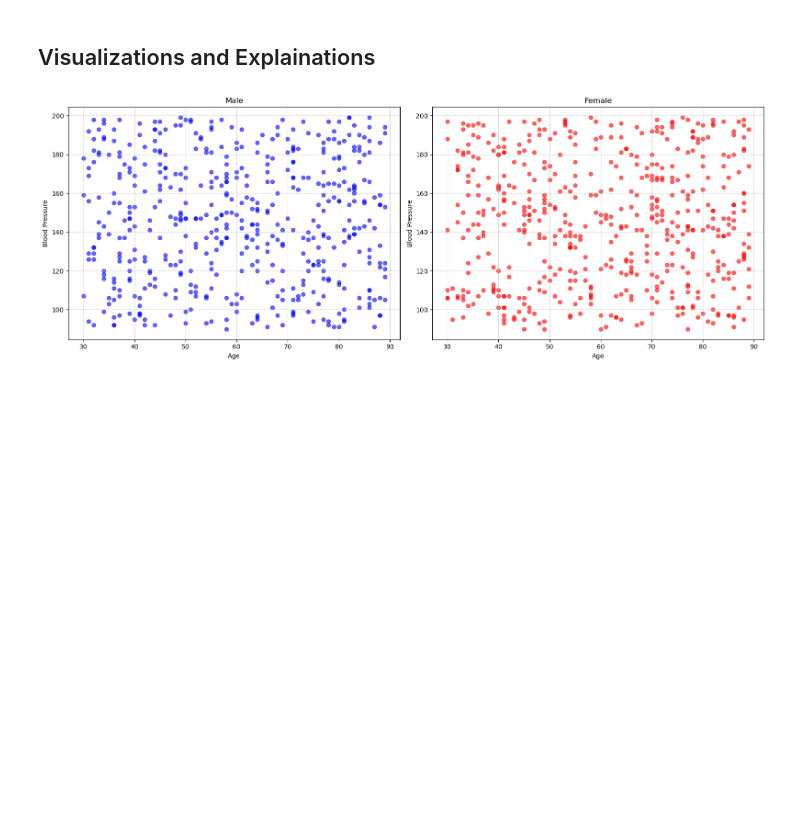
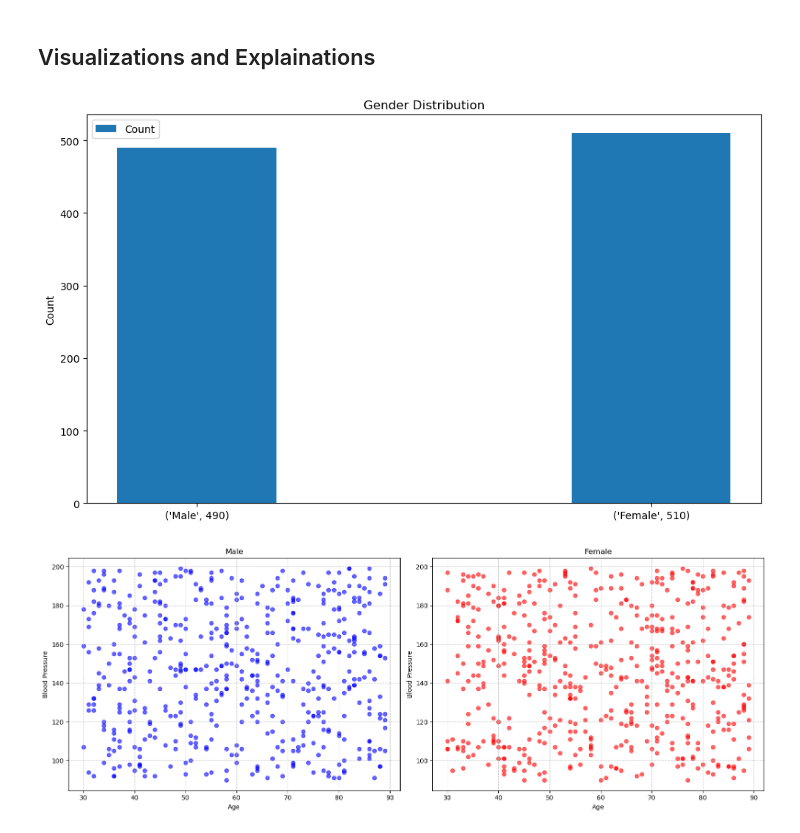
Before and after one commit to dmangames1941/3162-portfolio, a Jupyter notebook: Project 1/Project1.ipynb, the cells around one changed output. Saved outputs shown, nothing was run; the diff lists cells and outputs as text; code cells hidden in the pictures; blank space fills up the shorter version.

```diff
--- a/Project 1/Project1.ipynb
+++ b/Project 1/Project1.ipynb
@@ -55,6 +72,36 @@ dtype: int64
 # %%
 male_data = HA_df[HA_df['Gender'] == 'Male']
 female_data = HA_df[HA_df['Gender'] == 'Female']
+# %%
+male_count = len(male_data)
+female_count = len(female_data)
+
+male_label = 'Male', male_count
+female_label = 'Female', female_count
+
+# Create labels and values for the bar chart
+labels = [male_label, female_label]
+values = [male_count, female_count]
+
+# Set up the bar chart
+x = np.arange(len(labels))
+width = 0.35
+
+fig, ax = plt.subplots(figsize=(10, 6))
+rects = ax.bar(x, values, width, label='Count')
+
+# Customize the chart
+ax.set_ylabel('Count')
+ax.set_title('Gender Distribution')
+ax.set_xticks(x)
+ax.set_xticklabels(labels)
+ax.legend()
+
+# Adjust layout and display the chart
+fig.tight_layout()
+plt.show()
+# %% [output]
+[figure, added]
 # %%
 fig, (ax1, ax2) = plt.subplots(1, 2, figsize=(16, 6))
 # Plot male data
```
Also changed, not shown: parts of 2 cells of this notebook.
